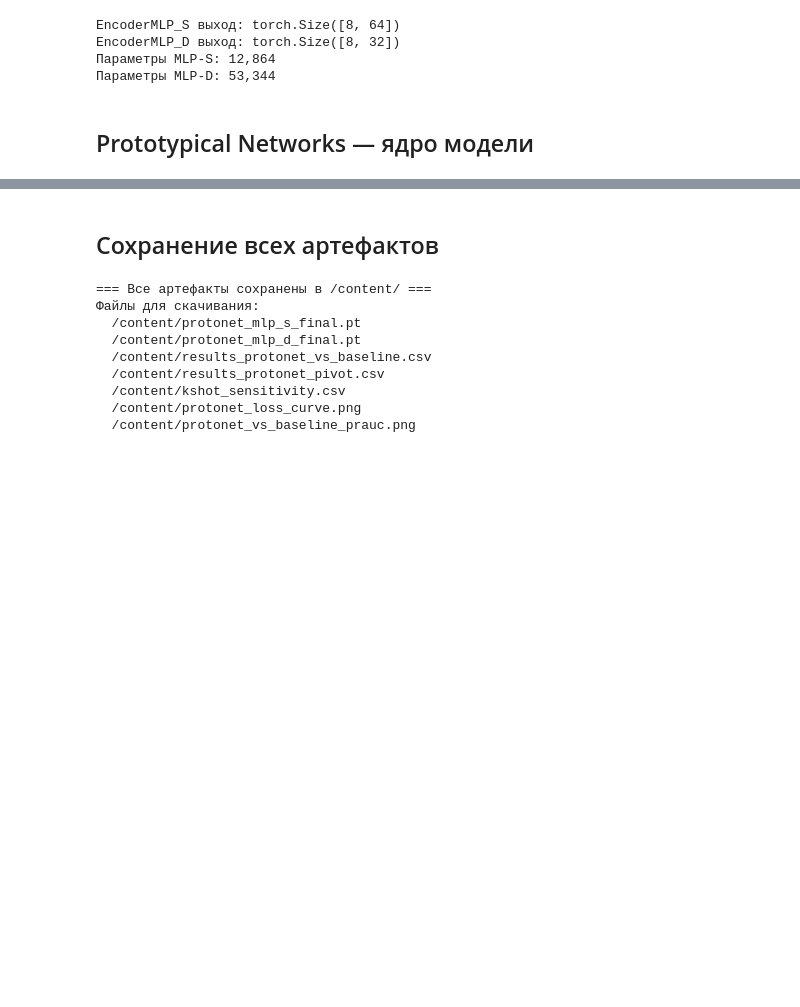
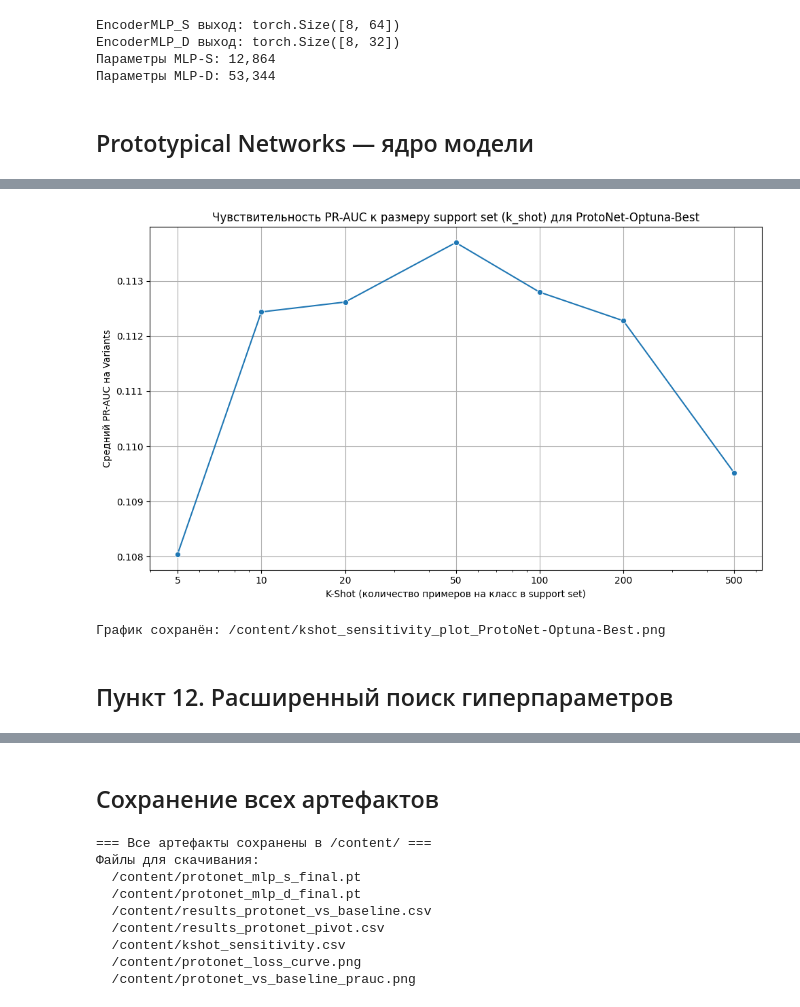
Before and after one commit to Juli-Kareva/Fraud-detection-MDS, a Jupyter notebook: Prototypical_network.ipynb, the cells around one changed output, grey strips where cells are left out. Cells and saved outputs as stored; diff of their text form; code cells hidden in the pictures; blank space fills up the shorter version.

```diff
--- a/Prototypical_network.ipynb
+++ b/Prototypical_network.ipynb
@@ -891,0 +1321,32 @@ k_shot=20 | mean PR-AUC = 0.0994
+# %%
+import numpy as np
+import pandas as pd
+import matplotlib.pyplot as plt
+import seaborn as sns
+
+# Определим лучшую модель Optuna, используя 'best_optuna_model' из предыдущих ячеек
+# Убедитесь, что 'best_optuna_model' и 'VARIANT_NAMES' доступны в текущем окружении
+
+kshot_values = [5, 10, 20, 50, 100, 200, 500]
+kshot_results = []
+
+print(f"Проведение анализа чувствительности к k_shot для модели: {best_optuna_model_spec['name']}")
+
+for k in kshot_values:
+    row = {'k_shot': k}
+    mean_pr_auc_k = []
+    for name in VARIANT_NAMES:
+        # Используем функцию evaluate_on_variant, определенную ранее
+        res = evaluate_on_variant(
+            best_optuna_model, X_variants[name], y_variants[name],
+            k_shot=k, variant_name=name, device=DEVICE
+        )
+        row[f'pr_auc_{name}'] = res['pr_auc']
+        mean_pr_auc_k.append(res['pr_auc'])
+    row['mean_pr_auc'] = np.mean(mean_pr_auc_k)
+    kshot_results.append(row)
+    print(f'k_shot={k:>3} | mean PR-AUC = {row["mean_pr_auc"]:.4f}')
+
+kshot_df = pd.DataFrame(kshot_results)
+kshot_df.to_csv(f'/content/kshot_sensitivity_{best_optuna_model_spec['name'].replace(' ', '_').replace('(', '').replace(')', '')}.csv', index=False)
+print(f'\nСохранено: /content/kshot_sensitivity_{best_optuna_model_spec['name'].replace(' ', '_').replace('(', '').replace(')', '')}.csv')
@@ -891,0 +1371,18 @@ k_shot=20 | mean PR-AUC = 0.0994
+# %%
+plt.figure(figsize=(10, 6))
+sns.lineplot(x='k_shot', y='mean_pr_auc', data=kshot_df, marker='o')
+plt.title(f'Чувствительность PR-AUC к размеру support set (k_shot) для {best_optuna_model_spec['name']}')
+plt.xlabel('K-Shot (количество примеров на класс в support set)')
+plt.ylabel('Средний PR-AUC на Variants')
+plt.grid(True)
+plt.xscale('log') # Используем логарифмическую шкалу для k_shot
+plt.xticks(kshot_values, labels=kshot_values) # Убедимся, что метки читаемы
+plt.tight_layout()
+plt.savefig(f'/content/kshot_sensitivity_plot_{best_optuna_model_spec['name'].replace(' ', '_').replace('(', '').replace(')', '')}.png', dpi=150)
+plt.show()
+print(f'График сохранён: /content/kshot_sensitivity_plot_{best_optuna_model_spec['name'].replace(' ', '_').replace('(', '').replace(')', '')}.png')
+# %% [output]
+[figure, added]
+График сохранён: /content/kshot_sensitivity_plot_ProtoNet-Optuna-Best.png
+# %% [markdown]
+## Пункт 12. Расширенный поиск гиперпараметров
```
Also changed, not shown: parts of 58 cells of this notebook.
